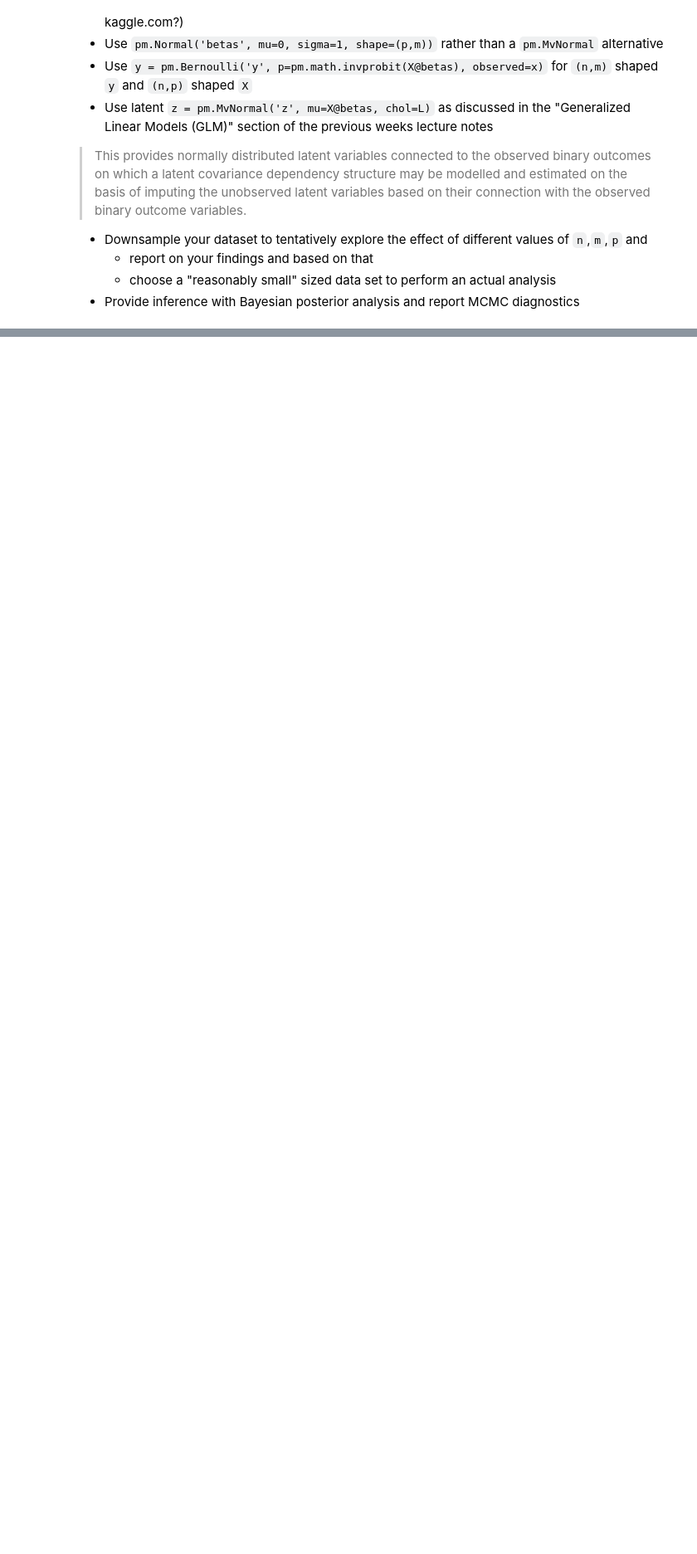
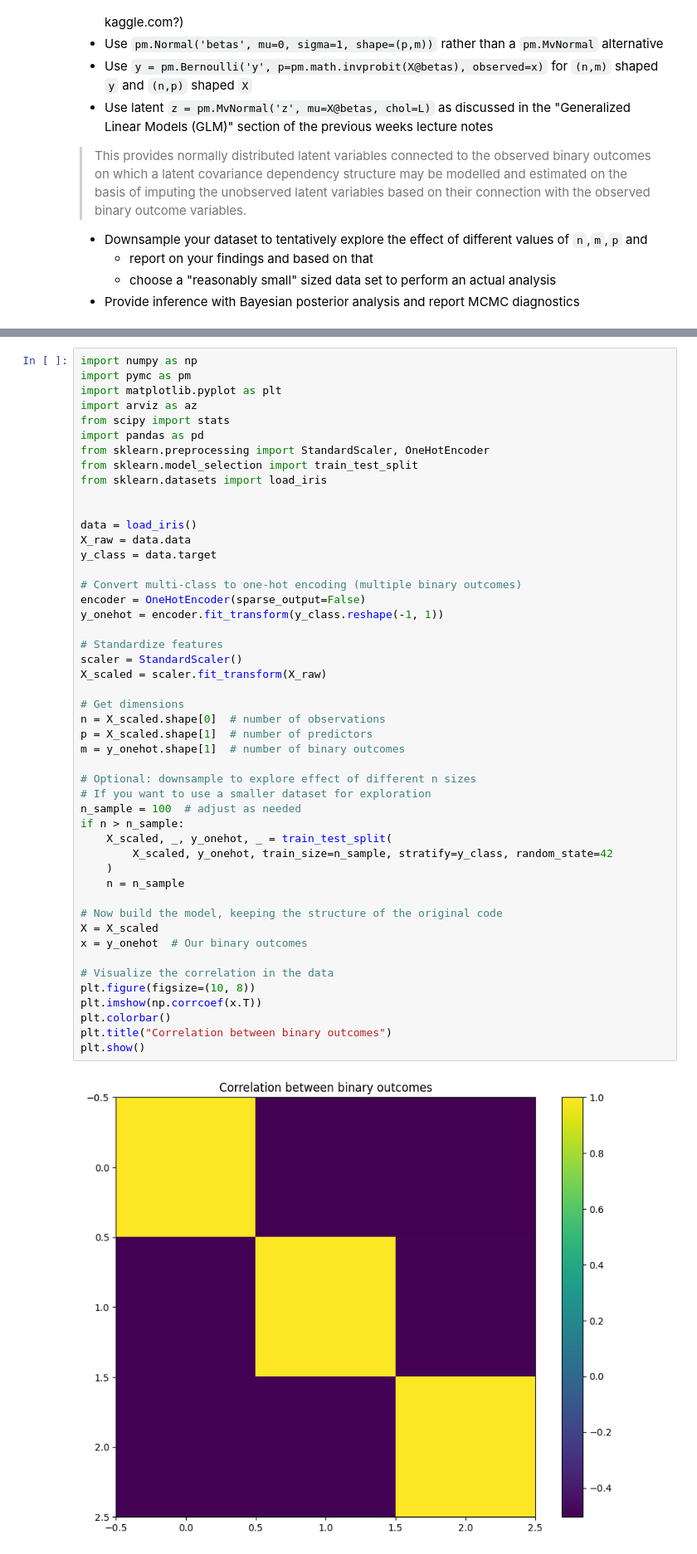
Before and after one commit to aidanmrli/STA365-Bayesian-Statistics-W25, a Jupyter notebook: Bayes_07_More_MVN_and_IW_LKJ.ipynb, the cells around one changed output, grey strips where cells are left out. Shown at 83% size. Saved outputs shown, nothing was run; the diff lists cells and outputs as text; blank space fills up the shorter version.

```diff
--- a/Bayes_07_More_MVN_and_IW_LKJ.ipynb
+++ b/Bayes_07_More_MVN_and_IW_LKJ.ipynb
@@ -449,0 +636,50 @@ array([[<Axes: title={'center': 'betas'}>,
+# %%
+import numpy as np
+import pymc as pm
+import matplotlib.pyplot as plt
+import arviz as az
+from scipy import stats
+import pandas as pd
+from sklearn.preprocessing import StandardScaler, OneHotEncoder
+from sklearn.model_selection import train_test_split
+from sklearn.datasets import load_iris
+
+
+data = load_iris()
+X_raw = data.data
+y_class = data.target
+
+# Convert multi-class to one-hot encoding (multiple binary outcomes)
+encoder = OneHotEncoder(sparse_output=False)
+y_onehot = encoder.fit_transform(y_class.reshape(-1, 1))
+
+# Standardize features
+scaler = StandardScaler()
+X_scaled = scaler.fit_transform(X_raw)
+
+# Get dimensions
+n = X_scaled.shape[0]  # number of observations
+p = X_scaled.shape[1]  # number of predictors
+m = y_onehot.shape[1]  # number of binary outcomes
+
+# Optional: downsample to explore effect of different n sizes
+# If you want to use a smaller dataset for exploration
+n_sample = 100  # adjust as needed
+if n > n_sample:
+    X_scaled, _, y_onehot, _ = train_test_split(
+        X_scaled, y_onehot, train_size=n_sample, stratify=y_class, random_state=42
+    )
+    n = n_sample
+
+# Now build the model, keeping the structure of the original code
+X = X_scaled
+x = y_onehot  # Our binary outcomes
+
+# Visualize the correlation in the data
+plt.figure(figsize=(10, 8))
+plt.imshow(np.corrcoef(x.T))
+plt.colorbar()
+plt.title("Correlation between binary outcomes")
+plt.show()
+# %% [output]
+[figure, added]
```
Also changed, not shown: parts of 28 cells of this notebook.
